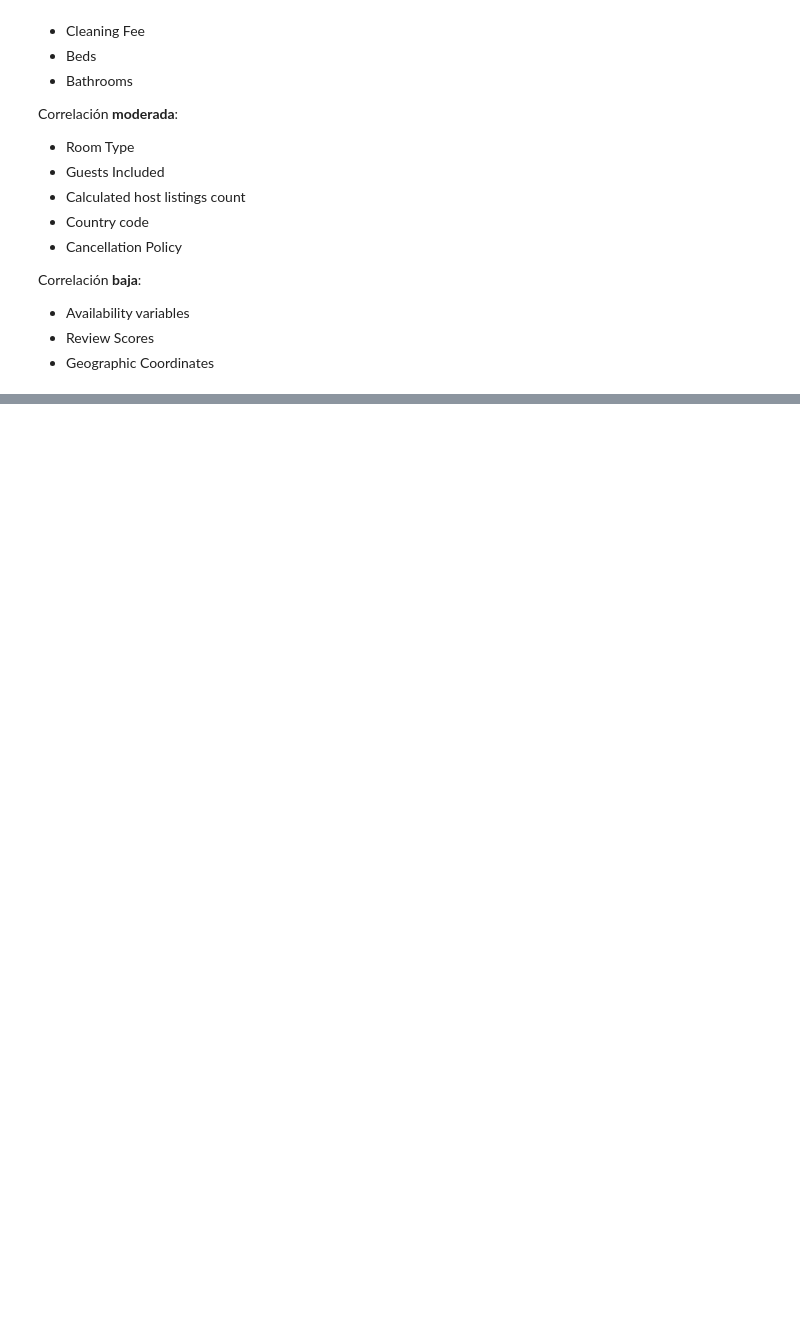
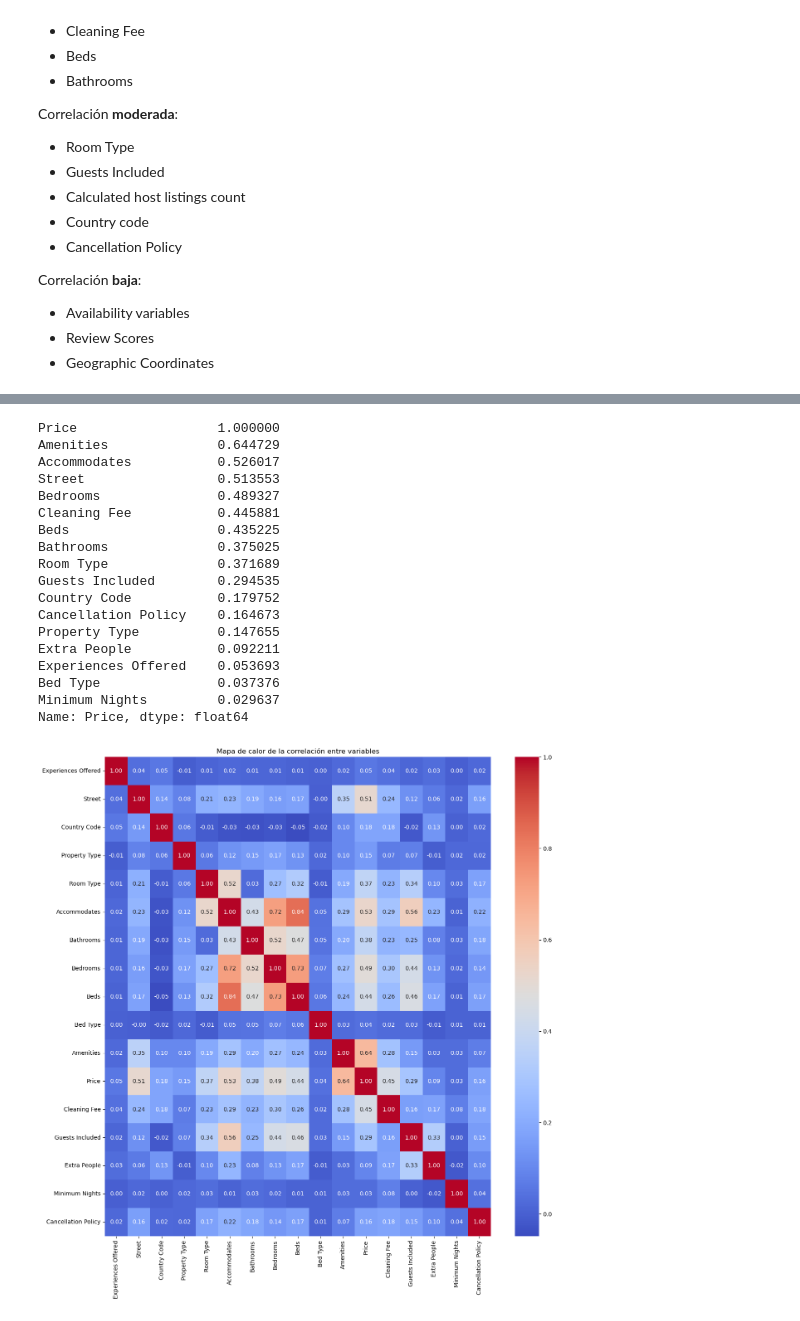
Before and after one commit to HelenaMartiF/ML_Practice, a Jupyter notebook: ML_practice.ipynb, the cells around one changed output, grey strips where cells are left out. Drawn from its saved outputs; the diff is of its cells as text; code cells hidden in the pictures; blank space fills up the shorter version.

```diff
--- a/ML_practice.ipynb
+++ b/ML_practice.ipynb
@@ -468,7 +470,8 @@ import pandas as pd
 import category_encoders as ce
 
 # Columnas que queremos codificar
-categorical_cols = ['Property Type', 'Room Type', 'Experiences Offered', 'Street', 'Country Code', 'Bed Type', 'Amenities', 'Cancellation Policy']
+categorical_cols = ['Property Type', 'Room Type', 'Experiences Offered', 'Street', 'Country Code', 'Bed Type',
+                    'Amenities', 'Cancellation Policy']
 
 # TargetEncoder
 target_encoder = ce.TargetEncoder(cols=categorical_cols)
@@ -569,0 +566,39 @@ Correlación **baja**:
+# %%
+# Decido eliminar las variables con baja correlación
+data = data.drop(['Availability 30', 'Availability 60', 'Availability 90',
+       'Availability 365', 'Number of Reviews', 'Review Scores Rating',
+       'Review Scores Accuracy', 'Review Scores Cleanliness',
+       'Review Scores Checkin', 'Review Scores Communication',
+       'Review Scores Location', 'Review Scores Value', 'Reviews per Month', 'Latitude',
+       'Longitude', 'Maximum Nights', 'Calculated host listings count'], axis =1)
+# %%
+correlation_matrix = data.corr()
+# hacemos la correlacion de las variables
+price_correlation = correlation_matrix['Price'].sort_values(ascending=False)
+print(price_correlation)
+
+
+plt.figure(figsize=(15,15))
+sns.heatmap(correlation_matrix, annot=True, cmap='coolwarm', fmt='.2f')
+plt.title('Mapa de calor de la correlación entre variables')
+plt.show()
+# %% [output]
+Price                  1.000000
+Amenities              0.644729
+Accommodates           0.526017
+Street                 0.513553
+Bedrooms               0.489327
+Cleaning Fee           0.445881
+Beds                   0.435225
+Bathrooms              0.375025
+Room Type              0.371689
+Guests Included        0.294535
+Country Code           0.179752
+Cancellation Policy    0.164673
+Property Type          0.147655
+Extra People           0.092211
+Experiences Offered    0.053693
+Bed Type               0.037376
+Minimum Nights         0.029637
+Name: Price, dtype: float64
+[figure, added]
```
Also changed, not shown: parts of 30 cells of this notebook.
